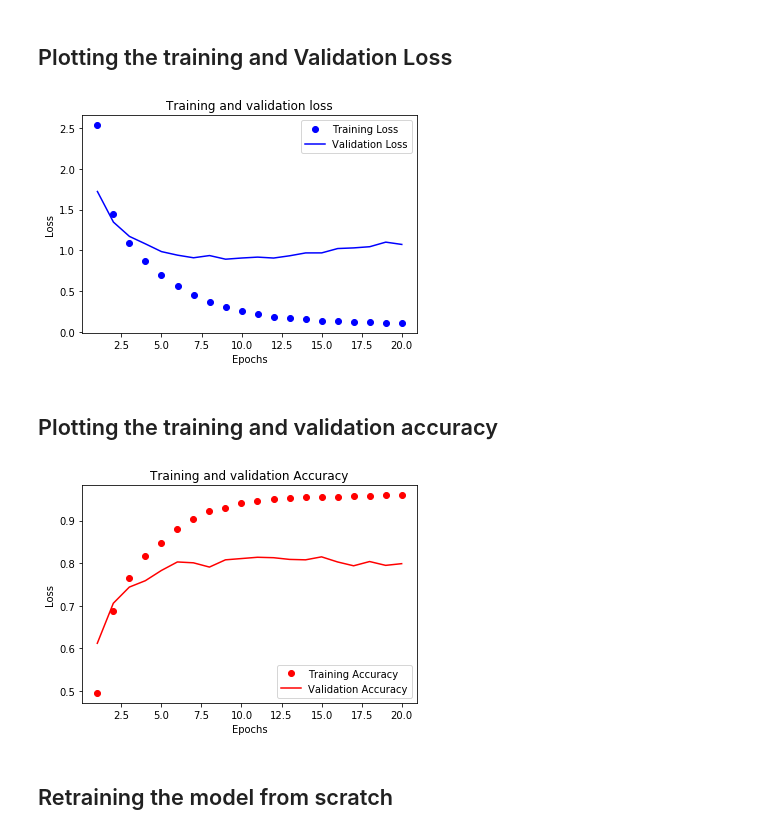
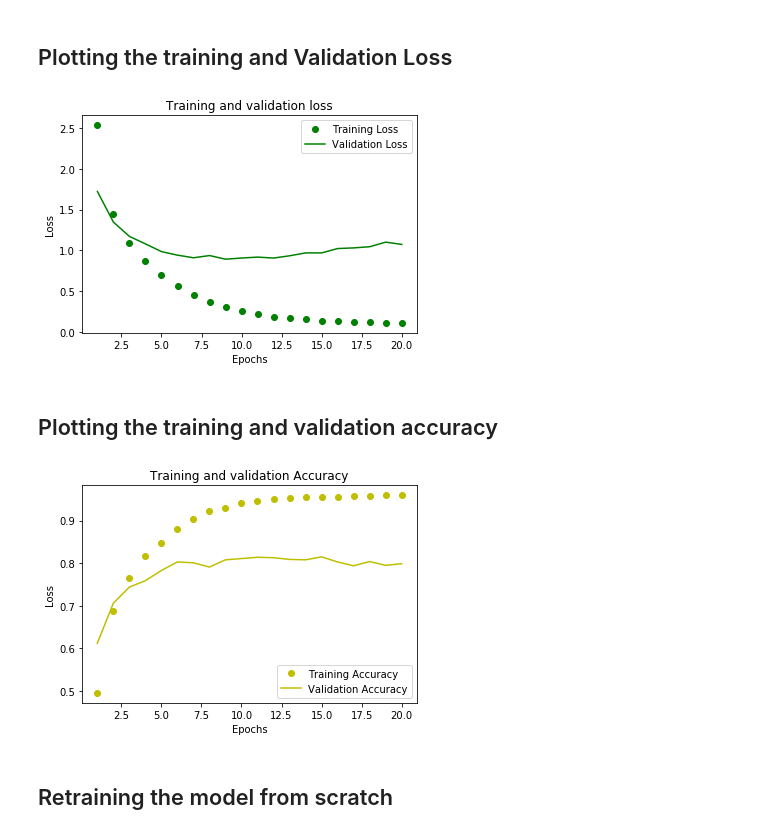
Before and after one commit to sugamxp/Deep-Learning-with-Python, a Jupyter notebook: Reuters.ipynb, the cells around one changed output. Cells and saved outputs as stored; diff of their text form; code cells hidden in the pictures.

```diff
--- a/Reuters.ipynb
+++ b/Reuters.ipynb
@@ -147,19 +127,19 @@ import matplotlib.pyplot as plt
 # %%
 history_dict = history.history
 loss_values = history_dict['loss']
 val_loss_values = history_dict['val_loss']
 
 epochs = range(1, len(history_dict['acc']) + 1)
 
-plt.plot(epochs, loss_values, 'bo', label = 'Training Loss')
-plt.plot(epochs, val_loss_values, 'b', label = 'Validation Loss')
+plt.plot(epochs, loss_values, 'go', label = 'Training Loss')
+plt.plot(epochs, val_loss_values, 'g', label = 'Validation Loss')
 plt.title('Training and validation loss')
 plt.xlabel('Epochs')
 plt.ylabel('Loss')
 plt.legend()
 plt.show()
 # %% [output]
-[figure, old version]
+[figure, new version]
 # %% [markdown]
 ## Plotting the training and validation accuracy
 # %%
@@ -167,15 +147,15 @@ plt.clf()
 acc_values = history_dict['acc']
 val_acc_values = history_dict['val_acc']
 
-plt.plot(epochs, acc_values, 'ro', label = 'Training Accuracy')
-plt.plot(epochs, val_acc_values, 'r', label = 'Validation Accuracy')
+plt.plot(epochs, acc_values, 'yo', label = 'Training Accuracy')
+plt.plot(epochs, val_acc_values, 'y', label = 'Validation Accuracy')
 plt.title('Training and validation Accuracy')
 plt.xlabel('Epochs')
 plt.ylabel('Loss')
 plt.legend()
 plt.show()
 # %% [output]
-[figure, old version]
+[figure, new version]
 # %% [markdown]
 ## Retraining the model from scratch
 # %%
```
Also changed, not shown: parts of 2 cells of this notebook.
